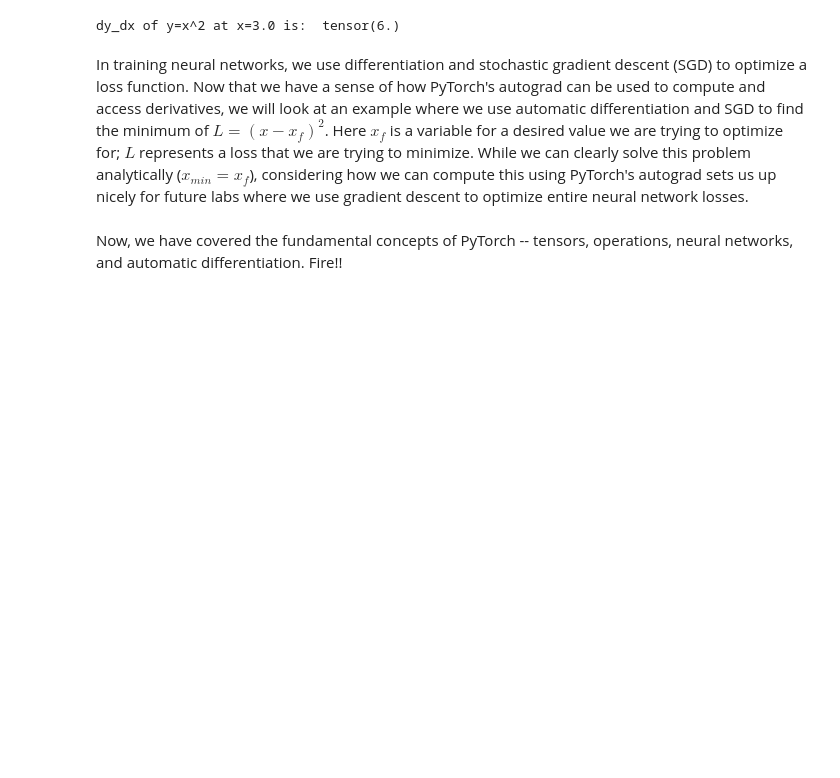
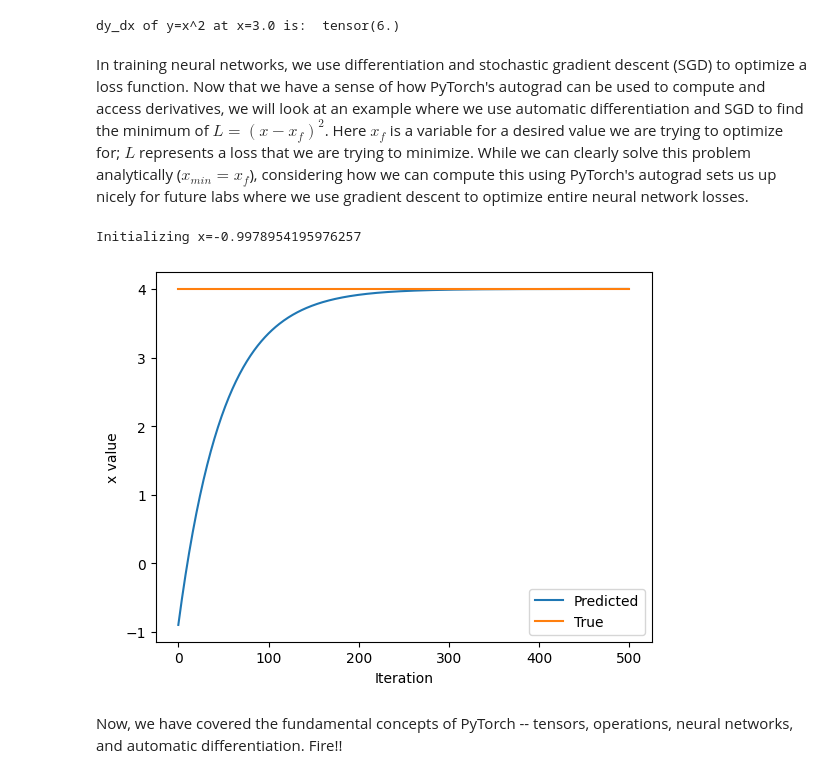
Before and after one commit to abnaitelhaj/Test, a Jupyter notebook: lab1/PT_Part1_Intro.ipynb, the cells around one changed output. Drawn from its saved outputs; the diff is of its cells as text; code cells hidden in the pictures; blank space fills up the shorter version.

```diff
--- a/lab1/PT_Part1_Intro.ipynb
+++ b/lab1/PT_Part1_Intro.ipynb
@@ -363,33 +363,36 @@ In training neural networks, we use differentiation and stochastic gradient desc
 x = torch.randn(1)
 print(f"Initializing x={x.item()}")
 
 learning_rate = 1e-2  # Learning rate
 history = []
 x_f = 4  # Target value
 
 
 # We will run gradient descent for a number of iterations. At each iteration, we compute the loss,
 #   compute the derivative of the loss with respect to x, and perform the update.
 for i in range(500):
     x = torch.tensor([x], requires_grad=True)
 
     # TODO: Compute the loss as the square of the difference between x and x_f
-    loss = # TODO
+    loss = (x-x_f)**2
 
     # Backpropagate through the loss to compute gradients
     loss.backward()
 
     # Update x with gradient descent
     x = x.item() - learning_rate * x.grad
 
     history.append(x.item())
 
 # Plot the evolution of x as we optimize toward x_f!
 plt.plot(history)
 plt.plot([0, 500], [x_f, x_f])
 plt.legend(('Predicted', 'True'))
 plt.xlabel('Iteration')
 plt.ylabel('x value')
 plt.show()
+# %% [output]
+Initializing x=-0.9978954195976257
+[figure, added]
 # %% [markdown]
 Now, we have covered the fundamental concepts of PyTorch -- tensors, operations, neural networks, and automatic differentiation. Fire!!
```
